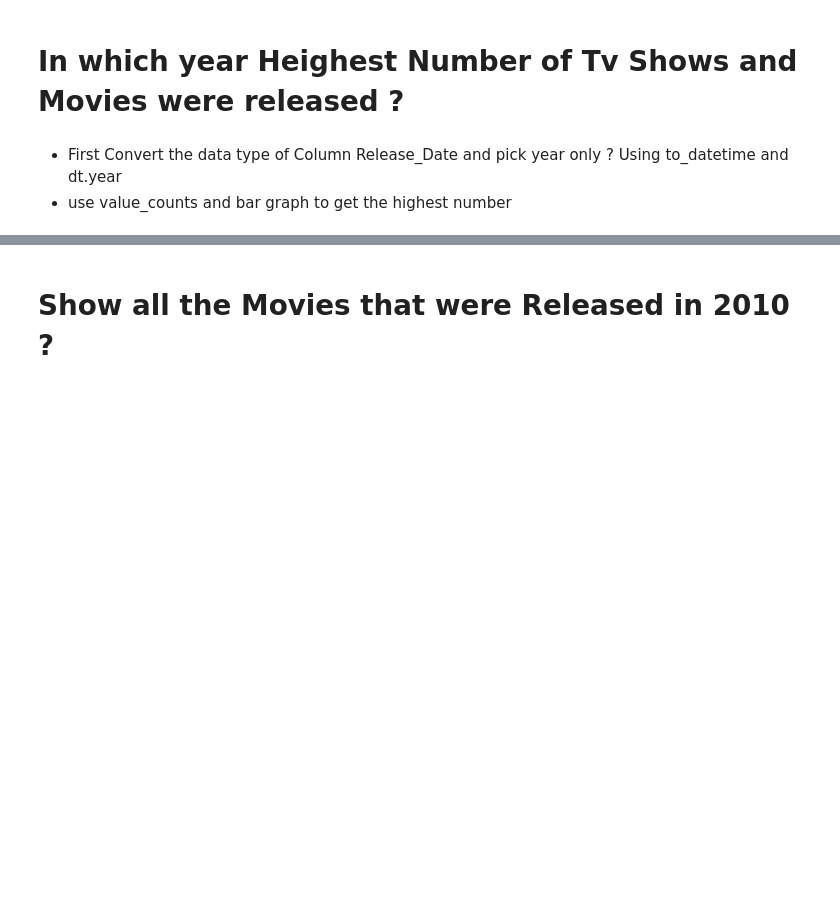
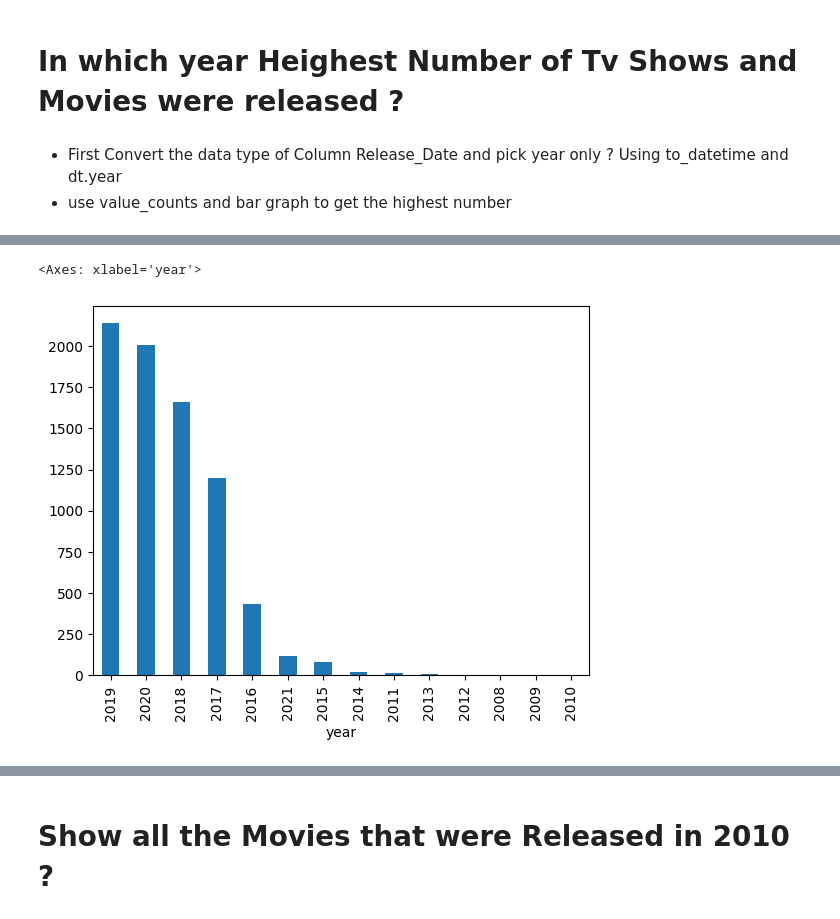
Before and after one commit to Graviton12/DS160-In-Class-Group-Assignment, a Jupyter notebook: Netflix Data Analysis Using Python-Class NB.ipynb, the cells around one changed output, grey strips where cells are left out. Saved outputs shown, nothing was run; the diff lists cells and outputs as text; code cells hidden in the pictures; blank space fills up the shorter version.

```diff
--- a/Netflix Data Analysis Using Python-Class NB.ipynb
+++ b/Netflix Data Analysis Using Python-Class NB.ipynb
@@ -274,0 +330,5 @@ ValueError: time data " August 4, 2017" doesn't match format "%B %d, %Y", at pos
+# %%
+df['year'].value_counts().plot(kind='bar')
+# %% [output]
+<Axes: xlabel='year'>
+[figure, added]
```
Also changed, not shown: parts of 24 cells of this notebook.
